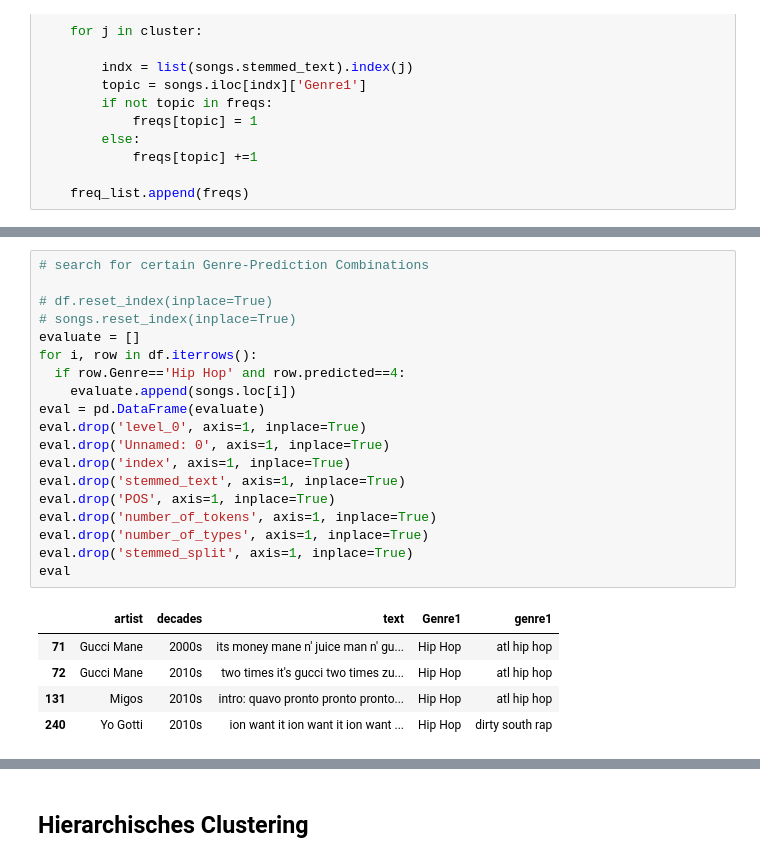
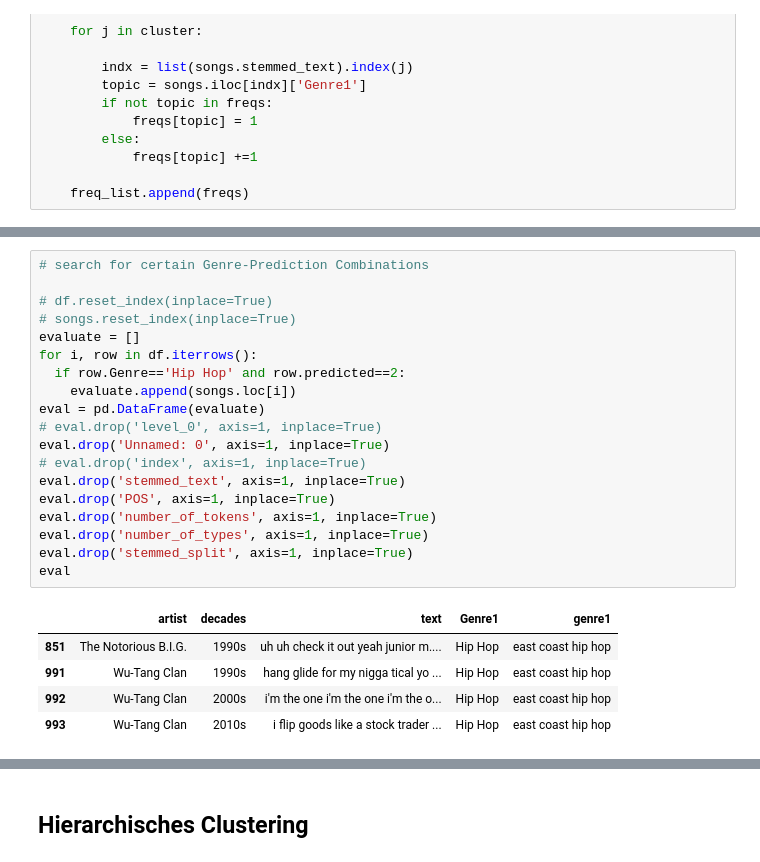
Before and after one commit to TeresaKa/wordembeddings, a Jupyter notebook: notebooks/transferaufgabe/transferaufgabe_doc2vec.ipynb, the cells around one changed output, grey strips where cells are left out. Drawn from its saved outputs; the diff is of its cells as text.

```diff
--- a/notebooks/transferaufgabe/transferaufgabe_doc2vec.ipynb
+++ b/notebooks/transferaufgabe/transferaufgabe_doc2vec.ipynb
@@ -849,28 +859,28 @@ pred_group
 # %%
 # search for certain Genre-Prediction Combinations
 
 # df.reset_index(inplace=True)
 # songs.reset_index(inplace=True)
 evaluate = []
 for i, row in df.iterrows():
-  if row.Genre=='Hip Hop' and row.predicted==4:
+  if row.Genre=='Hip Hop' and row.predicted==2:
     evaluate.append(songs.loc[i])
 eval = pd.DataFrame(evaluate)
-eval.drop('level_0', axis=1, inplace=True)
+# eval.drop('level_0', axis=1, inplace=True)
 eval.drop('Unnamed: 0', axis=1, inplace=True)
-eval.drop('index', axis=1, inplace=True)
+# eval.drop('index', axis=1, inplace=True)
 eval.drop('stemmed_text', axis=1, inplace=True)
 eval.drop('POS', axis=1, inplace=True)
 eval.drop('number_of_tokens', axis=1, inplace=True)
 eval.drop('number_of_types', axis=1, inplace=True)
 eval.drop('stemmed_split', axis=1, inplace=True)
 eval
 # %% [output]
 |  | artist | decades | text | Genre1 | genre1 |
-| 71 | Gucci Mane | 2000s | its money mane n' juice man n' gu... | Hip Hop | atl hip hop |
-| 72 | Gucci Mane | 2010s | two times it's gucci two times zu... | Hip Hop | atl hip hop |
-| 131 | Migos | 2010s | intro: quavo pronto pronto pronto... | Hip Hop | atl hip hop |
-| 240 | Yo Gotti | 2010s | ion want it ion want it ion want ... | Hip Hop | dirty south rap |
+| 851 | The Notorious B.I.G. | 1990s | uh uh check it out yeah junior m.... | Hip Hop | east coast hip hop |
+| 991 | Wu-Tang Clan | 1990s | hang glide for my nigga tical yo ... | Hip Hop | east coast hip hop |
+| 992 | Wu-Tang Clan | 2000s | i'm the one i'm the one i'm the o... | Hip Hop | east coast hip hop |
+| 993 | Wu-Tang Clan | 2010s | i flip goods like a stock trader ... | Hip Hop | east coast hip hop |
 # %%
 from sklearn import metrics
 labels = kmeans.labels_
```
Also changed, not shown: parts of 9 cells of this notebook.
